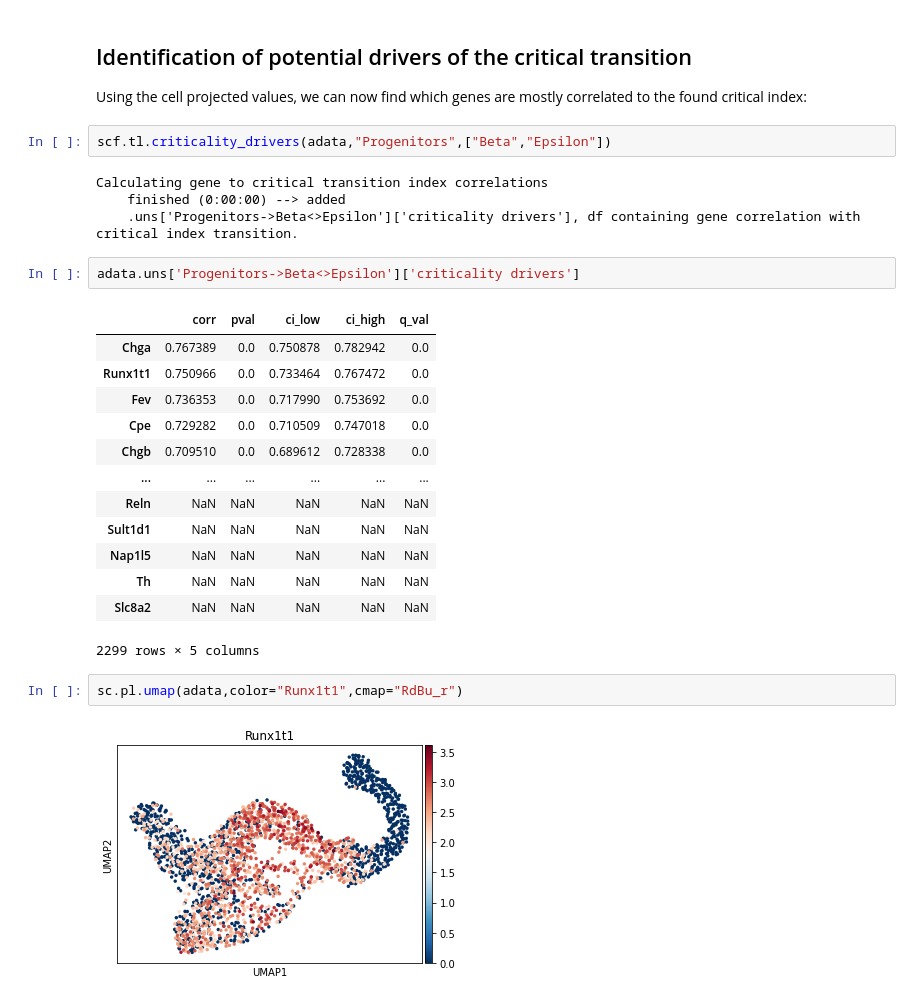
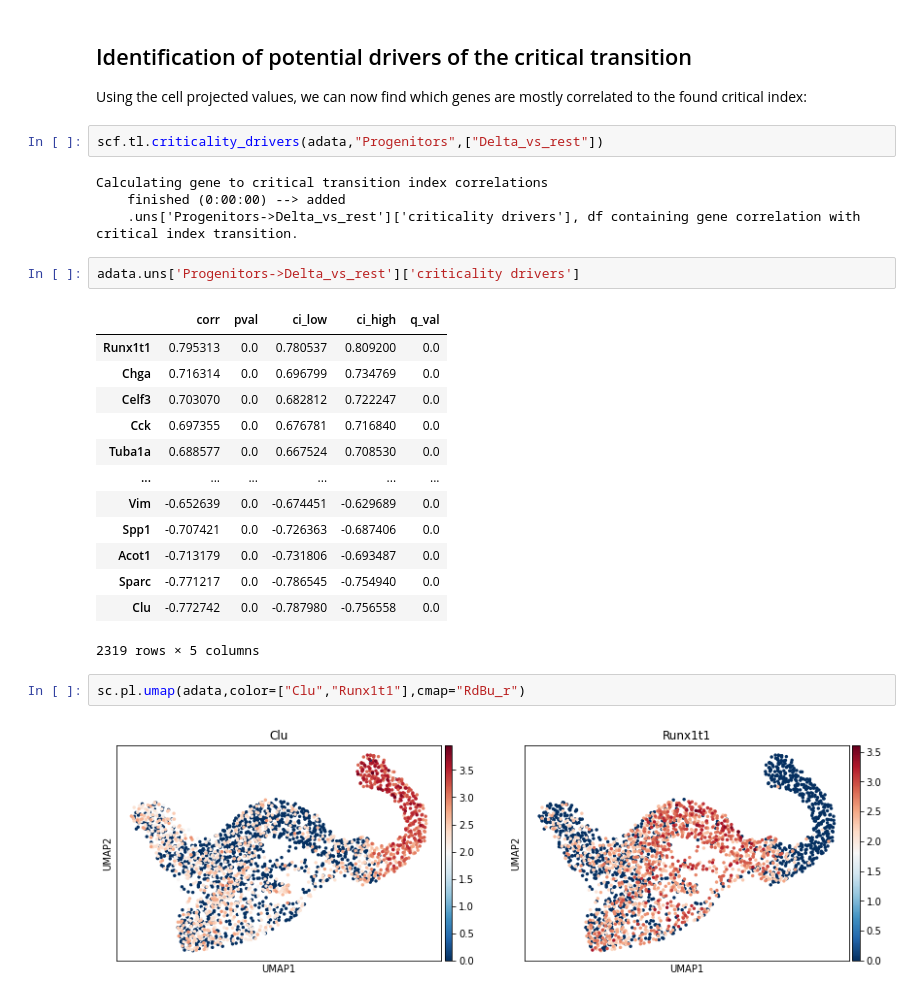
Before and after one commit to LouisFaure/scFates_notebooks, a Jupyter notebook: Critical_Transition.ipynb, the cells around one changed output. Cells and saved outputs as stored; diff of their text form.

Commit message:
updated conversion nb
updated Critical transition nb

```diff
--- a/Critical_Transition.ipynb
+++ b/Critical_Transition.ipynb
@@ -78,28 +78,28 @@ sc.pl.umap(adata,color='Progenitors->Beta<>Epsilon pre-fork CI lowess')
 
 Using the cell projected values, we can now find which genes are mostly correlated to the found critical index:
 # %%
-scf.tl.criticality_drivers(adata,"Progenitors",["Beta","Epsilon"])
+scf.tl.criticality_drivers(adata,"Progenitors",["Delta_vs_rest"])
 # %% [output]
 Calculating gene to critical transition index correlations
     finished (0:00:00) --> added
-    .uns['Progenitors->Beta<>Epsilon']['criticality drivers'], df containing gene correlation with critical index transition.
+    .uns['Progenitors->Delta_vs_rest']['criticality drivers'], df containing gene correlation with critical index transition.
 # %%
-adata.uns['Progenitors->Beta<>Epsilon']['criticality drivers']
+adata.uns['Progenitors->Delta_vs_rest']['criticality drivers']
 # %% [output]
 |  | corr | pval | ci_low | ci_high | q_val |
-| Chga | 0.767389 | 0.0 | 0.750878 | 0.782942 | 0.0 |
-| Runx1t1 | 0.750966 | 0.0 | 0.733464 | 0.767472 | 0.0 |
-| Fev | 0.736353 | 0.0 | 0.717990 | 0.753692 | 0.0 |
-| Cpe | 0.729282 | 0.0 | 0.710509 | 0.747018 | 0.0 |
-| Chgb | 0.709510 | 0.0 | 0.689612 | 0.728338 | 0.0 |
+| Runx1t1 | 0.795313 | 0.0 | 0.780537 | 0.809200 | 0.0 |
+| Chga | 0.716314 | 0.0 | 0.696799 | 0.734769 | 0.0 |
+| Celf3 | 0.703070 | 0.0 | 0.682812 | 0.722247 | 0.0 |
+| Cck | 0.697355 | 0.0 | 0.676781 | 0.716840 | 0.0 |
+| Tuba1a | 0.688577 | 0.0 | 0.667524 | 0.708530 | 0.0 |
 | ... | ... | ... | ... | ... | ... |
-| Reln | NaN | NaN | NaN | NaN | NaN |
-| Sult1d1 | NaN | NaN | NaN | NaN | NaN |
-| Nap1l5 | NaN | NaN | NaN | NaN | NaN |
-| Th | NaN | NaN | NaN | NaN | NaN |
-| Slc8a2 | NaN | NaN | NaN | NaN | NaN |
+| Vim | -0.652639 | 0.0 | -0.674451 | -0.629689 | 0.0 |
+| Spp1 | -0.707421 | 0.0 | -0.726363 | -0.687406 | 0.0 |
+| Acot1 | -0.713179 | 0.0 | -0.731806 | -0.693487 | 0.0 |
+| Sparc | -0.771217 | 0.0 | -0.786545 | -0.754940 | 0.0 |
+| Clu | -0.772742 | 0.0 | -0.787980 | -0.756558 | 0.0 |
-2299 rows × 5 columns
+2319 rows × 5 columns
 # %%
-sc.pl.umap(adata,color="Runx1t1",cmap="RdBu_r")
+sc.pl.umap(adata,color=["Clu","Runx1t1"],cmap="RdBu_r")
 # %% [output]
-[figure, old version]
+[figure, new version]
```
Also changed, not shown: parts of 6 cells of this notebook, 1 other file.
